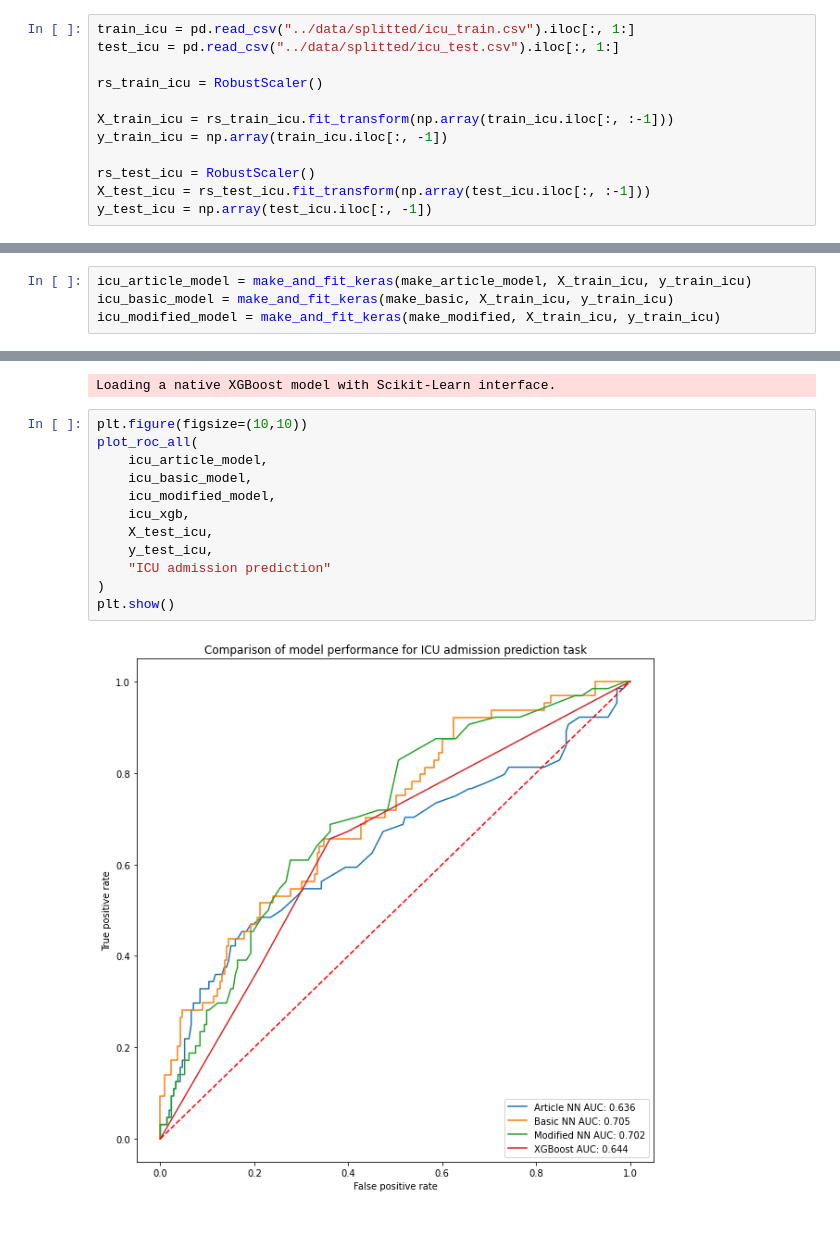
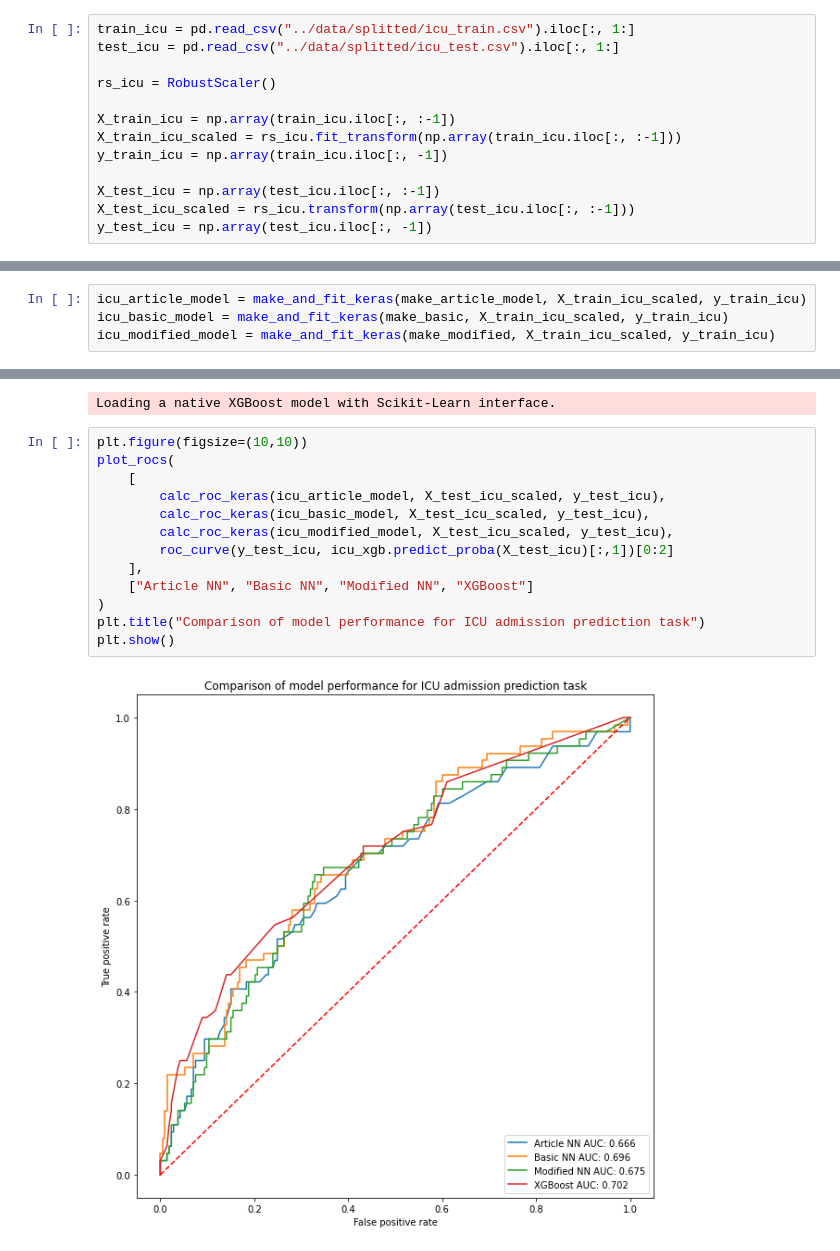
Before and after one commit to konrad-komisarczyk/wb2021, a Jupyter notebook: proj2/DNN/comparison.ipynb, the cells around one changed output, grey strips where cells are left out. Cells and saved outputs as stored; diff of their text form.

Commit message:
roc comparisons finished

```diff
--- a/proj2/DNN/comparison.ipynb
+++ b/proj2/DNN/comparison.ipynb
@@ -25,11 +25,12 @@ os.getcwd()
 train_icu = pd.read_csv("../data/splitted/icu_train.csv").iloc[:, 1:]
 test_icu = pd.read_csv("../data/splitted/icu_test.csv").iloc[:, 1:]
 
-rs_train_icu = RobustScaler()
+rs_icu = RobustScaler()
 
-X_train_icu = rs_train_icu.fit_transform(np.array(train_icu.iloc[:, :-1]))
+X_train_icu = np.array(train_icu.iloc[:, :-1])
+X_train_icu_scaled = rs_icu.fit_transform(np.array(train_icu.iloc[:, :-1]))
 y_train_icu = np.array(train_icu.iloc[:, -1])
 
-rs_test_icu = RobustScaler()
-X_test_icu = rs_test_icu.fit_transform(np.array(test_icu.iloc[:, :-1]))
+X_test_icu = np.array(test_icu.iloc[:, :-1])
+X_test_icu_scaled = rs_icu.transform(np.array(test_icu.iloc[:, :-1]))
 y_test_icu = np.array(test_icu.iloc[:, -1])
@@ -131,9 +118,9 @@ plt.show()
 # %% [output]
 [figure]
 # %%
-icu_article_model = make_and_fit_keras(make_article_model, X_train_icu, y_train_icu)
-icu_basic_model = make_and_fit_keras(make_basic, X_train_icu, y_train_icu)
-icu_modified_model = make_and_fit_keras(make_modified, X_train_icu, y_train_icu)
+icu_article_model = make_and_fit_keras(make_article_model, X_train_icu_scaled, y_train_icu)
+icu_basic_model = make_and_fit_keras(make_basic, X_train_icu_scaled, y_train_icu)
+icu_modified_model = make_and_fit_keras(make_modified, X_train_icu_scaled, y_train_icu)
 # %%
 icu_xgb = xgboost.XGBClassifier()
 icu_xgb.load_model('../models/xgb_icu.model')
@@ -141,15 +128,16 @@ icu_xgb.load_model('../models/xgb_icu.model')
 Loading a native XGBoost model with Scikit-Learn interface.
 # %%
 plt.figure(figsize=(10,10))
-plot_roc_all(
-    icu_article_model,
-    icu_basic_model,
-    icu_modified_model,
-    icu_xgb,
-    X_test_icu,
-    y_test_icu,
-    "ICU admission prediction"
+plot_rocs(
+    [
+        calc_roc_keras(icu_article_model, X_test_icu_scaled, y_test_icu),
+        calc_roc_keras(icu_basic_model, X_test_icu_scaled, y_test_icu),
+        calc_roc_keras(icu_modified_model, X_test_icu_scaled, y_test_icu),
+        roc_curve(y_test_icu, icu_xgb.predict_proba(X_test_icu)[:,1])[0:2]
+    ],
+    ["Article NN", "Basic NN", "Modified NN", "XGBoost"]
 )
+plt.title("Comparison of model performance for ICU admission prediction task")
 plt.show()
 # %% [output]
-[figure, old version]
+[figure, new version]
```
Also changed, not shown: parts of 2 cells of this notebook.
